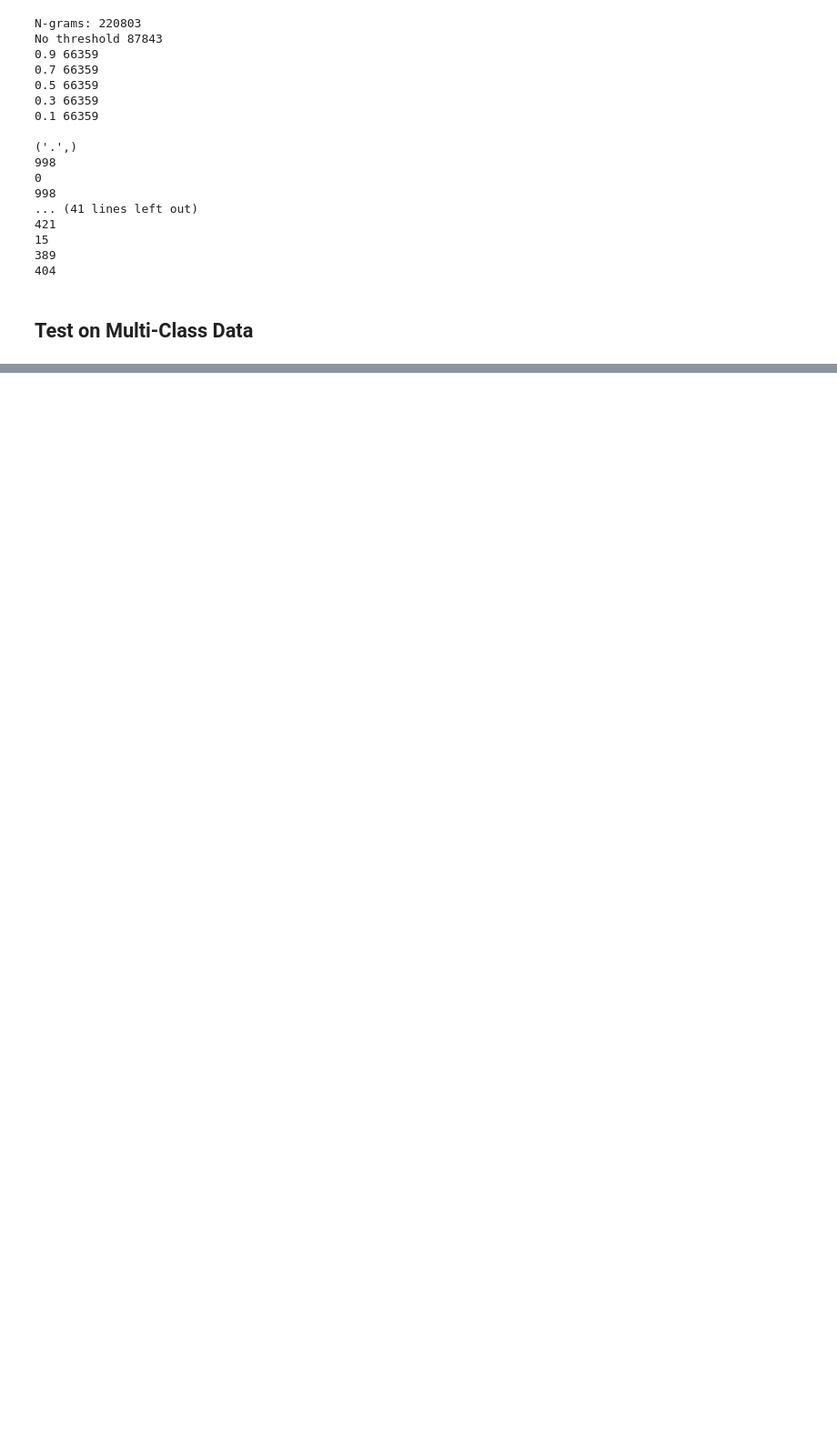
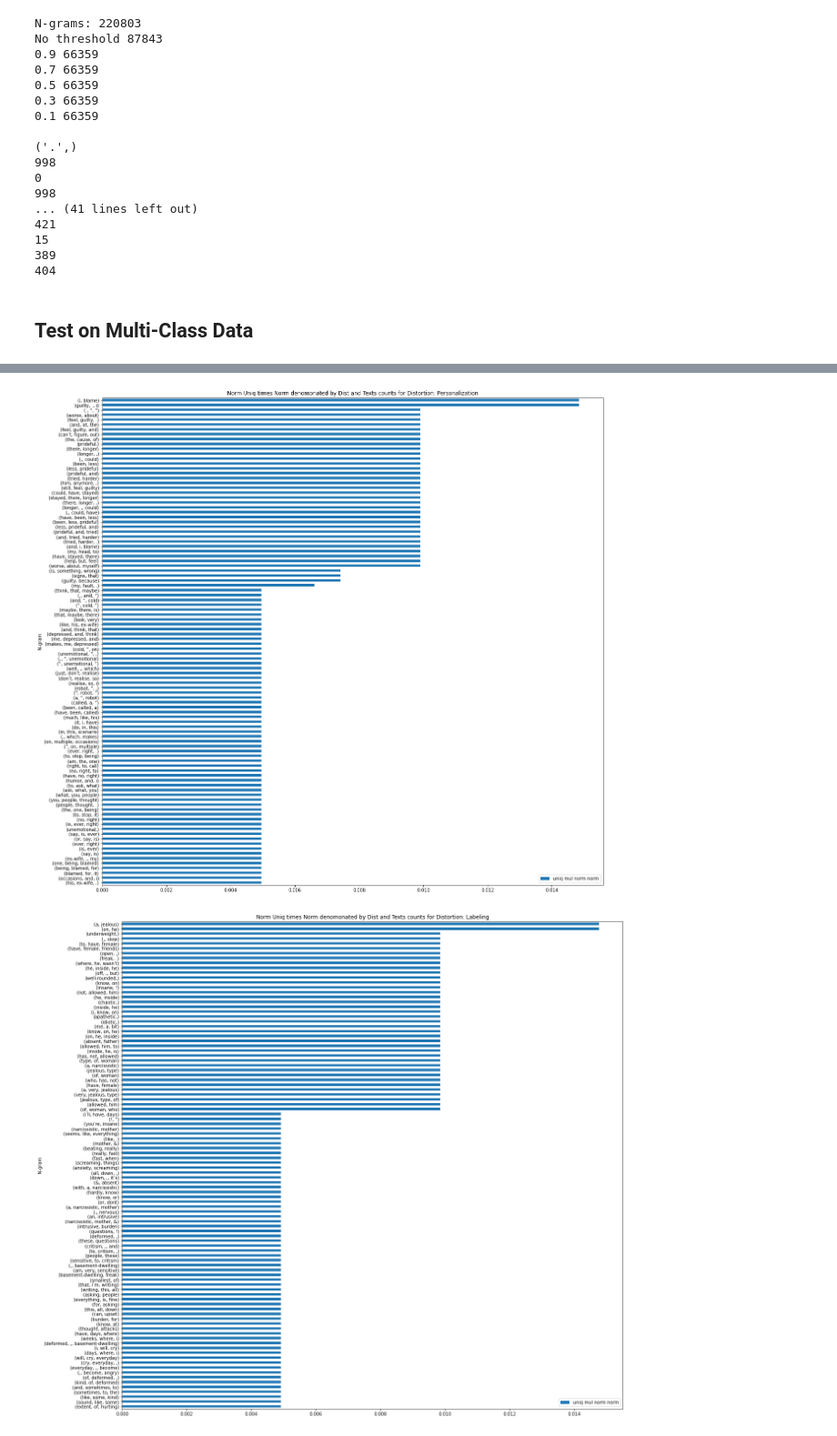
Before and after one commit to aigents/pygents, a Jupyter notebook: notebooks/nlp/sentiment/distortions_preliminary_data_checks.ipynb, the cells around one changed output, grey strips where cells are left out. Shown at 91% size. Saved outputs shown, nothing was run; the diff lists cells and outputs as text; code cells hidden in the pictures; blank space fills up the shorter version.

Commit message:
magic formula for mining distortions potentially found

```diff
--- a/notebooks/nlp/sentiment/distortions_preliminary_data_checks.ipynb
+++ b/notebooks/nlp/sentiment/distortions_preliminary_data_checks.ipynb
@@ -583,0 +570,29 @@ len(n_gram_distortions[('i',)])
+# %%
+norm = dictdict_div_dict(n_gram_dicts,all_n_grams)
+norm_uniq = dictdict_div_dict(uniq_n_gram_dicts,uniq_all_n_grams)
+norm_norm_uniq = dictdict_mul_dictdict(norm,norm_uniq)
+norm_norm_uniq_norm = dictdict_div_dict(norm_norm_uniq,n_gram_distortions_counts)
+
+norm_norm_uniq_norm_norm = {} # looks like desired magic
+for dist in distortions:
+    if not dist in norm_norm_uniq_norm: #hack
+        continue
+    dic = norm_norm_uniq_norm[dist]
+    norm_norm_uniq_norm_norm[dist] = {}
+    for n_gram in dic:
+        norm_norm_uniq_norm_norm[dist][n_gram] = dic[n_gram] * n_gram_distortions[n_gram][dist] / distortions[dist]
+"""
+for distortion, ngram_dict in norm_uniq.items():
+    plot_dict(ngram_dict,labels="N-gram",values="norm",head=50,title=f"Norm counts for Distortion: {distortion}")
+for distortion, ngram_dict in norm_uniq.items():
+    plot_dict(ngram_dict,labels="N-gram",values="uniq norm",head=50,title=f"Norm Uniq counts for Distortion: {distortion}")
+for distortion, ngram_dict in norm_norm_uniq.items():
+    plot_dict(ngram_dict,labels="N-gram",values="uniq mul norm",head=50,title=f"Norm Uniq times Norm counts for Distortion: {distortion}")
+for distortion, ngram_dict in norm_norm_uniq_norm.items():
+    plot_dict(ngram_dict,labels="N-gram",values="uniq mul norm norm",head=100,title=f"Norm Uniq times Norm counts by Dist counts for Distortion: {distortion}")
+"""
+for distortion, ngram_dict in norm_norm_uniq_norm_norm.items():
+    plot_dict(ngram_dict,labels="N-gram",values="uniq mul norm norm",head=100,title=f"Norm Uniq times Norm denomonated by Dist and Texts counts for Distortion: {distortion}")
+# %% [output]
+[figure, added]
+[figure, added]
```
Also changed, not shown: parts of 8 cells of this notebook.
